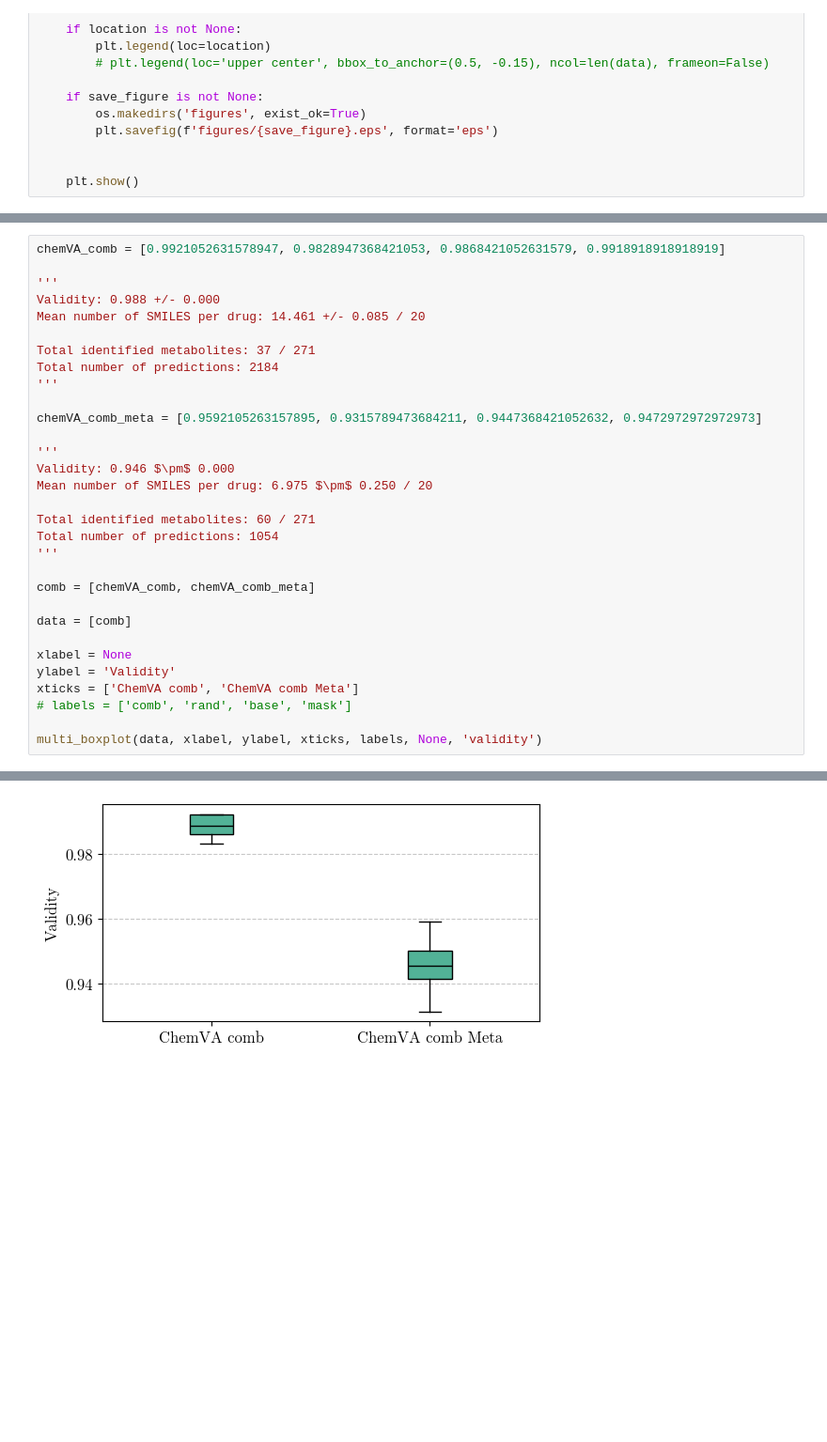
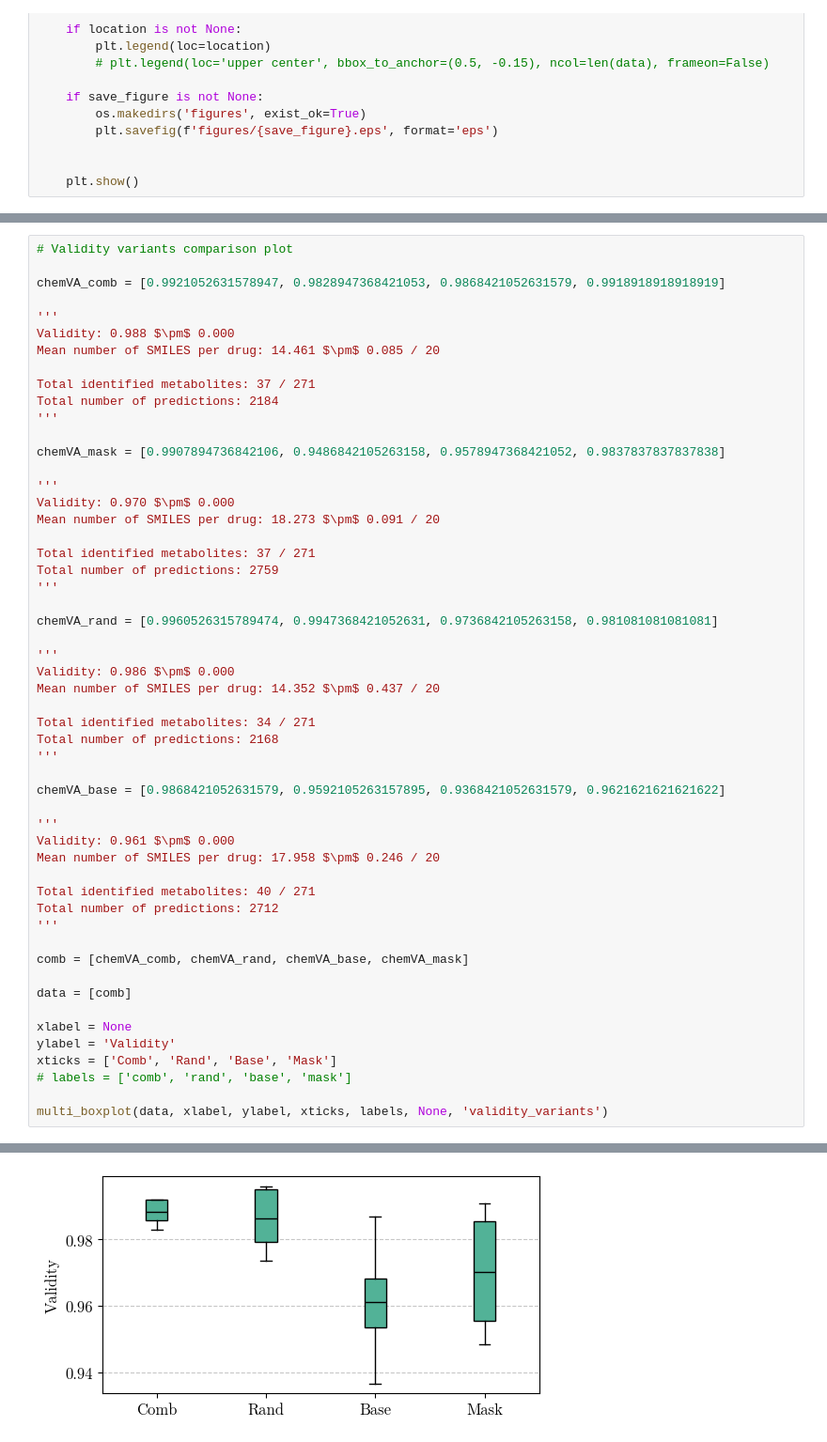
Before and after one commit to tsofiac/LAGOM, a Jupyter notebook: data_analysis/boxplot.ipynb, the cells around one changed output, grey strips where cells are left out. Shown at 94% size. Cells and saved outputs as stored; diff of their text form; blank space fills up the shorter version.

```diff
--- a/data_analysis/boxplot.ipynb
+++ b/data_analysis/boxplot.ipynb
@@ -105,37 +103,59 @@ The PostScript backend does not support transparency; partially transparent arti
 # %%
+# Validity variants comparison plot
+
 chemVA_comb = [0.9921052631578947, 0.9828947368421053, 0.9868421052631579, 0.9918918918918919]
 
 '''
-Validity: 0.988 +/- 0.000
-Mean number of SMILES per drug: 14.461 +/- 0.085 / 20
+Validity: 0.988 $\pm$ 0.000
+Mean number of SMILES per drug: 14.461 $\pm$ 0.085 / 20
 
 Total identified metabolites: 37 / 271
 Total number of predictions: 2184
 '''
 
-chemVA_comb_meta = [0.9592105263157895, 0.9315789473684211, 0.9447368421052632, 0.9472972972972973]
+chemVA_mask = [0.9907894736842106, 0.9486842105263158, 0.9578947368421052, 0.9837837837837838]
 
 '''
-Validity: 0.946 $\pm$ 0.000
-Mean number of SMILES per drug: 6.975 $\pm$ 0.250 / 20
+Validity: 0.970 $\pm$ 0.000
+Mean number of SMILES per drug: 18.273 $\pm$ 0.091 / 20
 
-Total identified metabolites: 60 / 271
-Total number of predictions: 1054
+Total identified metabolites: 37 / 271
+Total number of predictions: 2759
 '''
 
-comb = [chemVA_comb, chemVA_comb_meta]
+chemVA_rand = [0.9960526315789474, 0.9947368421052631, 0.9736842105263158, 0.981081081081081]
+
+'''
+Validity: 0.986 $\pm$ 0.000
+Mean number of SMILES per drug: 14.352 $\pm$ 0.437 / 20
+
+Total identified metabolites: 34 / 271
+Total number of predictions: 2168
+'''
+
+chemVA_base = [0.9868421052631579, 0.9592105263157895, 0.9368421052631579, 0.9621621621621622]
+
+'''
+Validity: 0.961 $\pm$ 0.000
+Mean number of SMILES per drug: 17.958 $\pm$ 0.246 / 20
+
+Total identified metabolites: 40 / 271
+Total number of predictions: 2712
+'''
+
+comb = [chemVA_comb, chemVA_rand, chemVA_base, chemVA_mask]
 
 data = [comb]
 
 xlabel = None
 ylabel = 'Validity'
-xticks = ['ChemVA comb', 'ChemVA comb Meta']
+xticks = ['Comb', 'Rand', 'Base', 'Mask']
 # labels = ['comb', 'rand', 'base', 'mask']
 
-multi_boxplot(data, xlabel, ylabel, xticks, labels, None, 'validity')
+multi_boxplot(data, xlabel, ylabel, xticks, labels, None, 'validity_variants')
 # %% [output]
 The PostScript backend does not support transparency; partially transparent artists will be rendered opaque.
-[figure, old version]
+[figure, new version]
 # %%
 bs = 4
 
```
Also changed, not shown: parts of 11 cells of this notebook, 28 other files.
